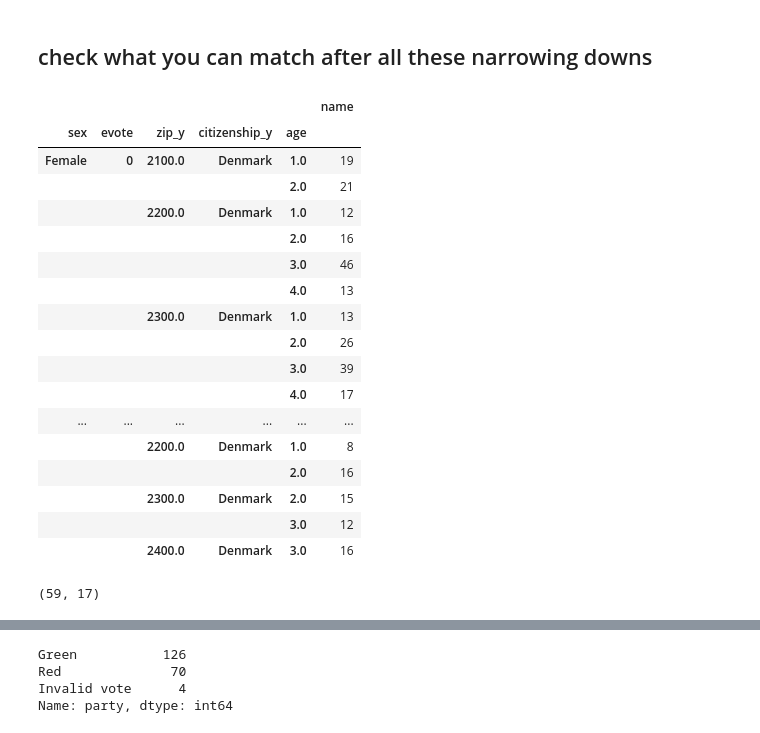
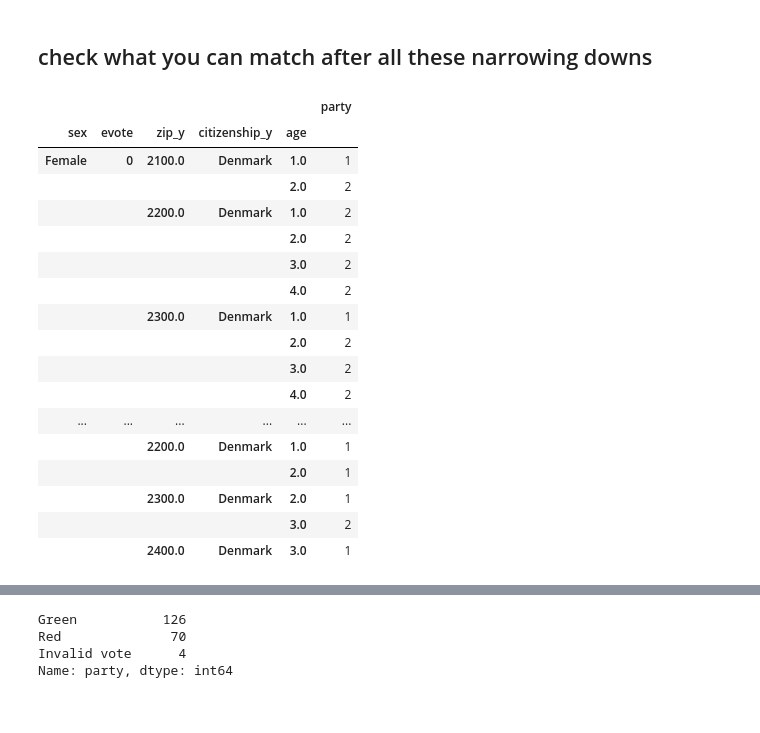
Before and after one commit to edibegovic/SecurityPrivacy, a Jupyter notebook: src/deanonymizer.ipynb, the cells around one changed output, grey strips where cells are left out. Saved outputs shown, nothing was run; the diff lists cells and outputs as text; code cells hidden in the pictures.

```diff
--- a/src/deanonymizer.ipynb
+++ b/src/deanonymizer.ipynb
@@ -276,30 +276,23 @@ Name: party, dtype: int64
 ## check what you can match after all these narrowing downs
 # %%
 # checking if users are obvious
-merged_df[['name', 'sex', 'evote', 'zip_y', 'citizenship_y', 'age']].groupby(['sex', 'evote', 'zip_y', 'citizenship_y', 'age']).nunique()
+merged_df[['party', 'sex', 'evote', 'zip_y', 'citizenship_y', 'age']].groupby(['sex', 'evote', 'zip_y', 'citizenship_y', 'age']).nunique()
 # %% [output]
-|  |  |  |  |  | name |
+|  |  |  |  |  | party |
 | sex | evote | zip_y | citizenship_y | age |  |
-| Female | 0 | 2100.0 | Denmark | 1.0 | 19 |
-|  |  |  |  | 2.0 | 21 |
-|  |  | 2200.0 | Denmark | 1.0 | 12 |
-|  |  |  |  | 2.0 | 16 |
-|  |  |  |  | 3.0 | 46 |
-|  |  |  |  | 4.0 | 13 |
-|  |  | 2300.0 | Denmark | 1.0 | 13 |
-|  |  |  |  | 2.0 | 26 |
-|  |  |  |  | 3.0 | 39 |
-|  |  |  |  | 4.0 | 17 |
+| Female | 0 | 2100.0 | Denmark | 1.0 | 1 |
+|  |  |  |  | 2.0 | 2 |
+|  |  | 2200.0 | Denmark | 1.0 | 2 |
+|  |  |  |  | 2.0 | 2 |
+|  |  |  |  | 3.0 | 2 |
+|  |  |  |  | 4.0 | 2 |
+|  |  | 2300.0 | Denmark | 1.0 | 1 |
+|  |  |  |  | 2.0 | 2 |
+|  |  |  |  | 3.0 | 2 |
+|  |  |  |  | 4.0 | 2 |
 | ... | ... | ... | ... | ... | ... |
-|  |  | 2200.0 | Denmark | 1.0 | 8 |
-|  |  |  |  | 2.0 | 16 |
-|  |  | 2300.0 | Denmark | 2.0 | 15 |
-|  |  |  |  | 3.0 | 12 |
-|  |  | 2400.0 | Denmark | 3.0 | 16 |
+|  |  | 2200.0 | Denmark | 1.0 | 1 |
+|  |  |  |  | 2.0 | 1 |
+|  |  | 2300.0 | Denmark | 2.0 | 1 |
+|  |  |  |  | 3.0 | 2 |
+|  |  | 2400.0 | Denmark | 3.0 | 1 |
-# %%
-# for testing purposes
-male_df = merged_df[merged_df['sex'] == 'Male']
-male_other_df = male_df[male_df['encoded_citizenship'] == 'Other']
-male_other_df.shape
-# %% [output]
-(59, 17)
```
Also changed, not shown: parts of 10 cells of this notebook, 2 other files.
